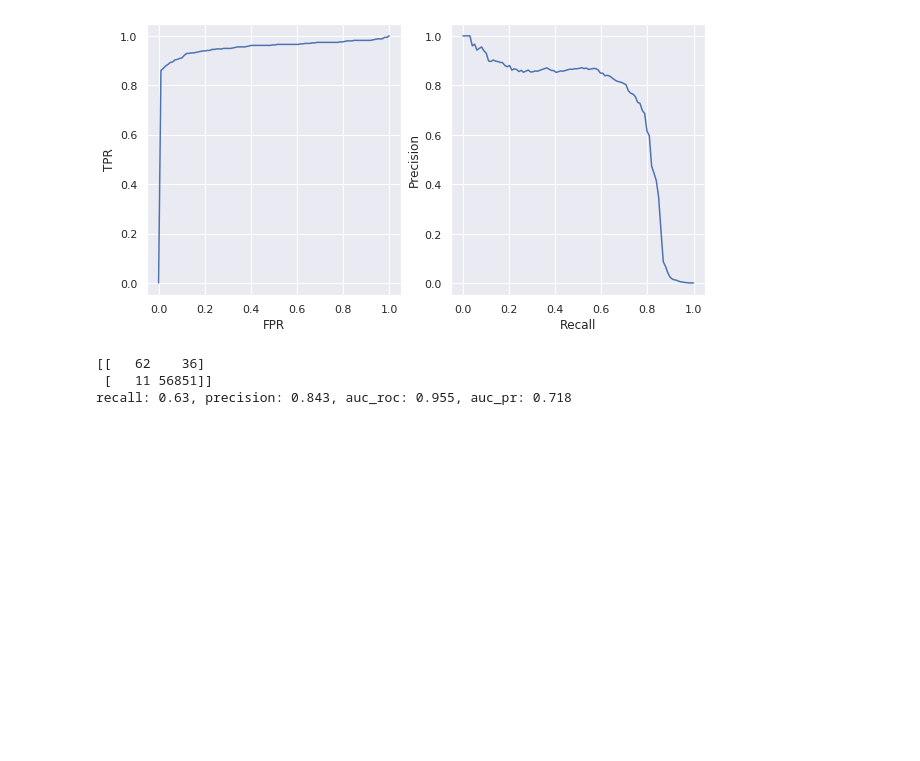
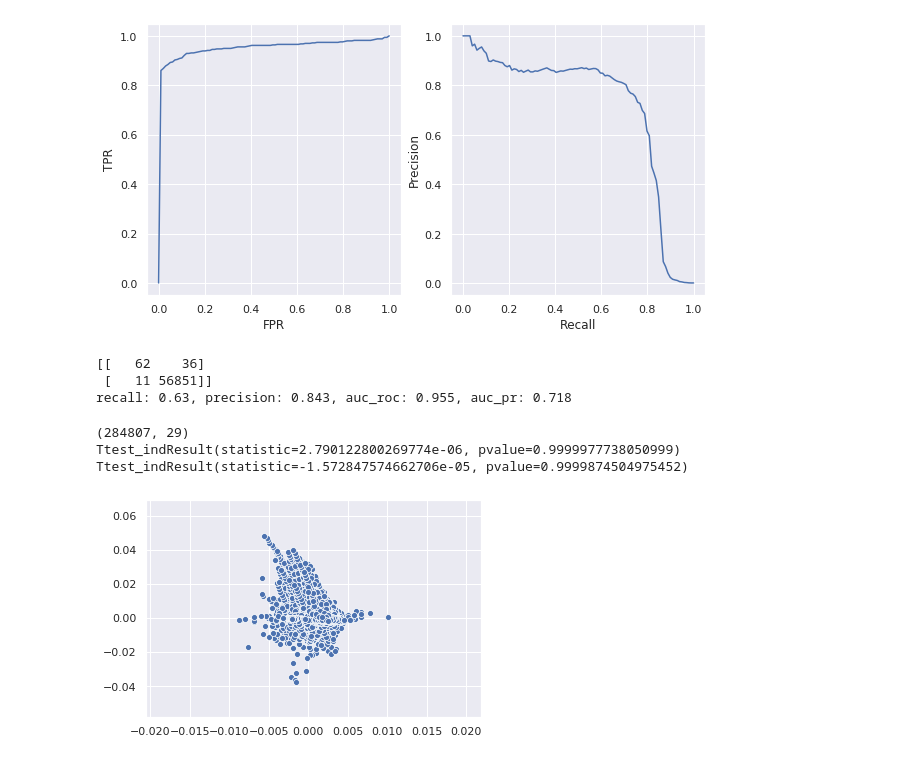
Before and after one commit to VladimirIsakov91/CreditCardFraud, a Jupyter notebook: CreditCardFraud.ipynb, the cells around one changed output. Saved outputs shown, nothing was run; the diff lists cells and outputs as text; code cells hidden in the pictures; blank space fills up the shorter version.

```diff
--- a/CreditCardFraud.ipynb
+++ b/CreditCardFraud.ipynb
@@ -283,3 +299,19 @@ print(f'recall: {recall}, precision: {precision}, auc_roc: {auc_roc}, auc_pr: {a
 [[   62    36]
  [   11 56851]]
 recall: 0.63, precision: 0.843, auc_roc: 0.955, auc_pr: 0.718
+# %%
+pca = FastICA(whiten=True)
+X_ = pca.fit_transform(X)
+print(X_.shape)
+print(ttest_ind(X['V1'], X['V2'], equal_var=False))
+print(ttest_ind(X_[:, 0], X_[:, 1], equal_var=False))
+# %% [output]
+(284807, 29)
+Ttest_indResult(statistic=2.790122800269774e-06, pvalue=0.9999977738050999)
+Ttest_indResult(statistic=-1.572847574662706e-05, pvalue=0.9999874504975452)
+# %%
+plt.figure()
+sns.scatterplot(X_[:, 5], X_[:, 17])
+plt.show()
+# %% [output]
+[figure, added]
```
Also changed, not shown: parts of 4 cells of this notebook.
